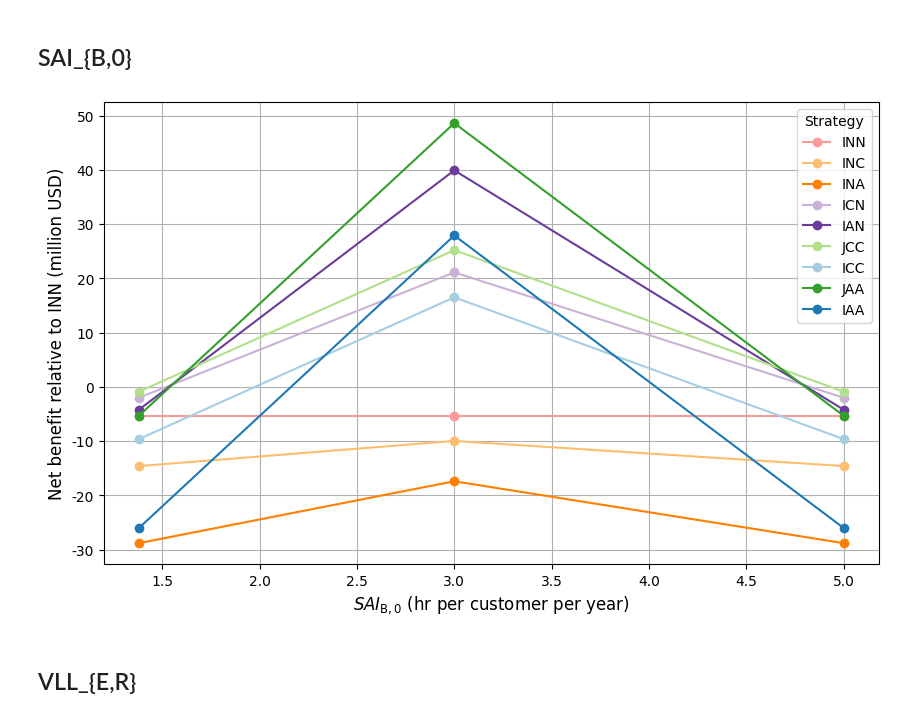
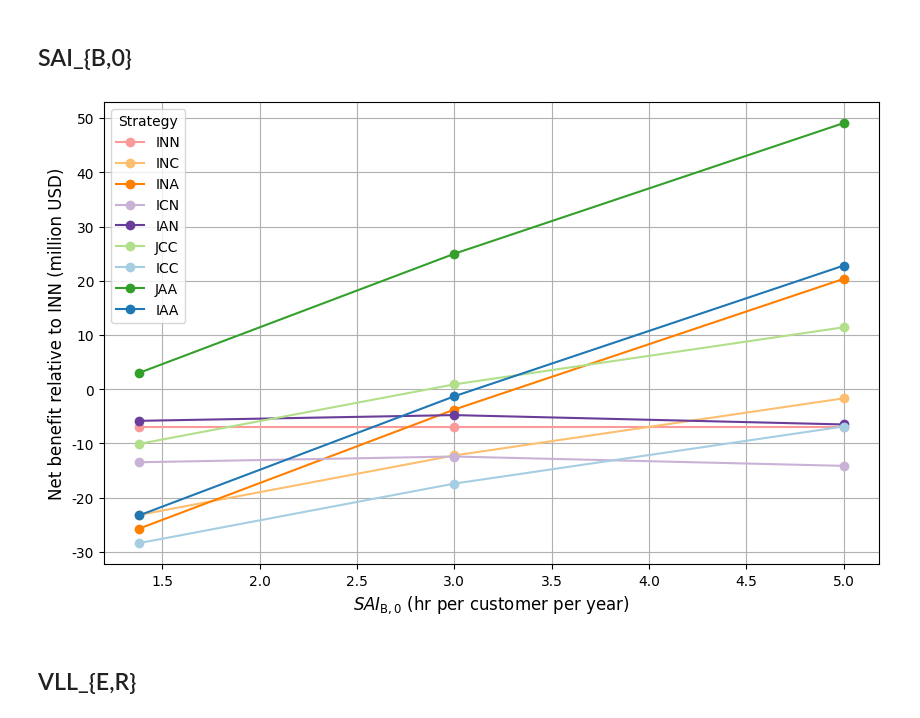
Before and after one commit to narslab/project-groundwork, a Jupyter notebook: bin/jupyter/sensivity-for-all-strategies-net-benefit.ipynb, the cells around one changed output. Cells and saved outputs as stored; diff of their text form; code cells hidden in the pictures.

Commit message:
Sensitivity with VLL_B,R=20

```diff
--- a/bin/jupyter/sensivity-for-all-strategies-net-benefit.ipynb
+++ b/bin/jupyter/sensivity-for-all-strategies-net-benefit.ipynb
@@ -8,7 +8,9 @@ from matplotlib.ticker import FuncFormatter
 ## SAI_{B,0}
 # %%
 # Base path to the CSV files
-base_path = '../../results/outcomes/Sensitivity/'
+#base_path = '../../results/outcomes/Sensitivity/'
+base_path = '../../results/outcomes/Sensitivity2/'
+
 
 # List of SAI_{B,0} values
 sai_values = [1.38, 3, 5]
@@ -28,34 +30,34 @@ for sai in sai_values:
 combined_df = pd.DataFrame(data)
 
 # Define colors for each strategy
 strategy_colors = {
     'INN': '#FB9A99', 'INC': '#FDBF6F', 'INA': '#FF7F00', 'ICN': '#CAB2D6',
     'IAN': '#6A3D9A', 'JCC': '#B2DF8A', 'ICC': '#A6CEE3', 'JAA': '#33A02C', 'IAA': '#1F78B4'
 }
 
 # Function to format the y-axis tick labels as millions
 def millions_formatter(x, pos):
     return f'{x * 1e-6:.0f}'
 
 # Plotting
 plt.figure(figsize=(10, 6))
 for strategy in combined_df.index:
     plt.plot(combined_df.columns, combined_df.loc[strategy], label=strategy, marker='o', color=strategy_colors[strategy])
 
 
 # Set y-axis formatter
 formatter = FuncFormatter(millions_formatter)
 plt.gca().yaxis.set_major_formatter(formatter)
 
 plt.xlabel(r'$SAI_{\mathrm{B,0}}$ (hr per customer per year)', fontsize=12)
 plt.ylabel('Net benefit relative to INN (million USD)', fontsize=12)
 
 plt.legend(title='Strategy', fontsize=10)
 plt.grid(True)
 
 plt.show()
 # %% [output]
-[figure, old version]
+[figure, new version]
 # %% [markdown]
 ## VLL_{E,R}
 # %%
```
Also changed, not shown: 6 other files.
